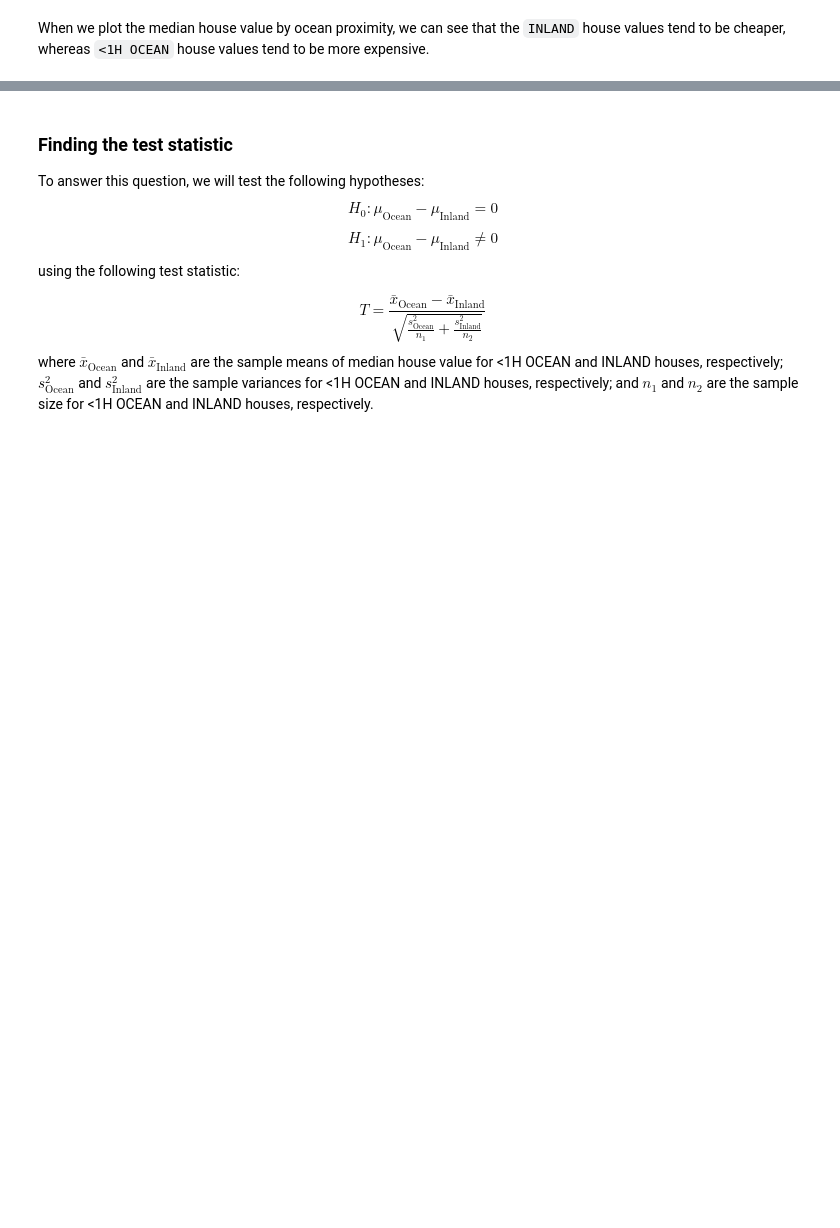
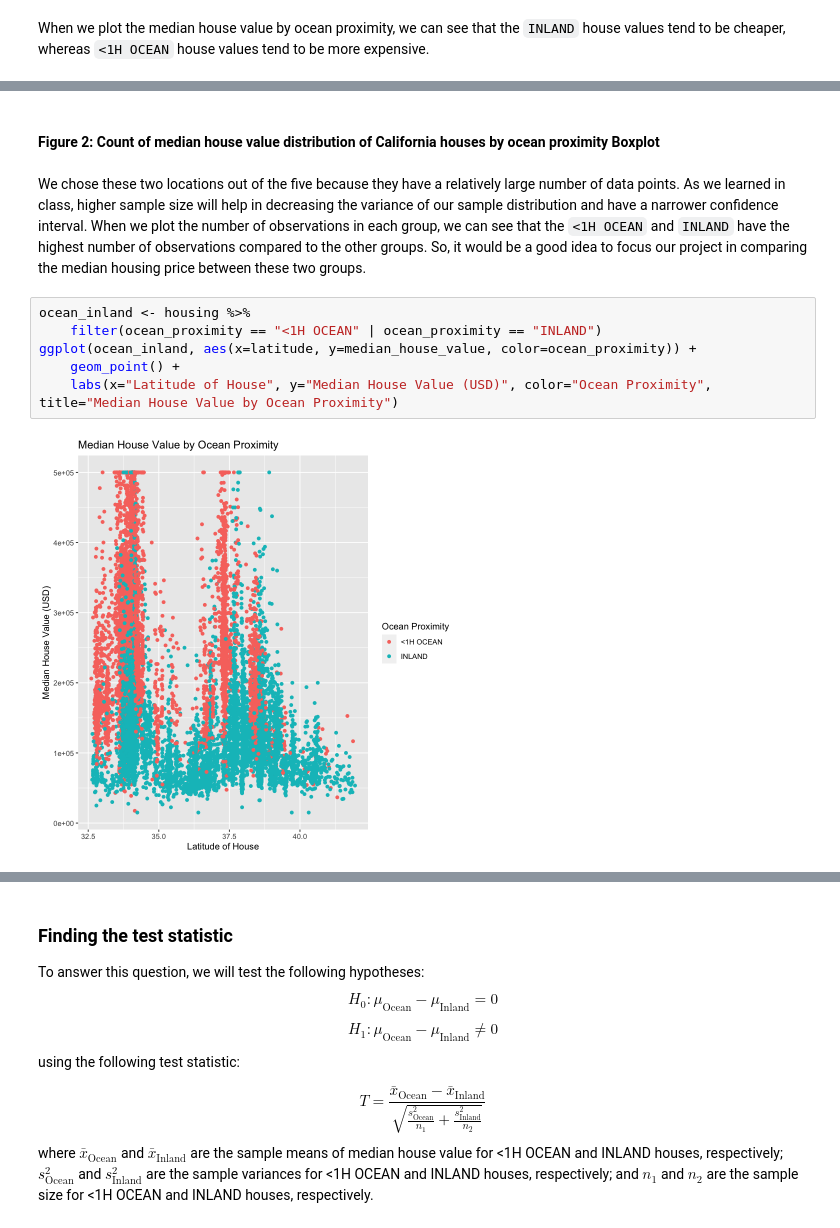
Before and after one commit to lavanyakandhari/stat-201-project-G41, a Jupyter notebook: project-final.ipynb, the cells around one changed output, grey strips where cells are left out. Cells and saved outputs as stored; diff of their text form; blank space fills up the shorter version.

```diff
--- a/project-final.ipynb
+++ b/project-final.ipynb
@@ -293,0 +86,12 @@ obs_mean_diff
+# %% [markdown]
+#### Figure 2: Count of median house value distribution of California houses by ocean proximity Boxplot
+# %% [markdown]
+We chose these two locations out of the five because they have a relatively large number of data points. As we learned in class, higher sample size will help in decreasing the variance of our sample distribution and have a narrower confidence interval. When we plot the number of observations in each group, we can see that the `<1H OCEAN` and `INLAND` have the highest number of observations compared to the other groups. So, it would be a good idea to focus our project in comparing the median housing price between these two groups.
+# %%
+ocean_inland <- housing %>%
+    filter(ocean_proximity == "<1H OCEAN" | ocean_proximity == "INLAND")
+ggplot(ocean_inland, aes(x=latitude, y=median_house_value, color=ocean_proximity)) +
+    geom_point() +
+    labs(x="Latitude of House", y="Median House Value (USD)", color="Ocean Proximity", title="Median House Value by Ocean Proximity")
+# %% [output]
+[figure, added]
```
Also changed, not shown: parts of 77 cells of this notebook, 1 other file.
